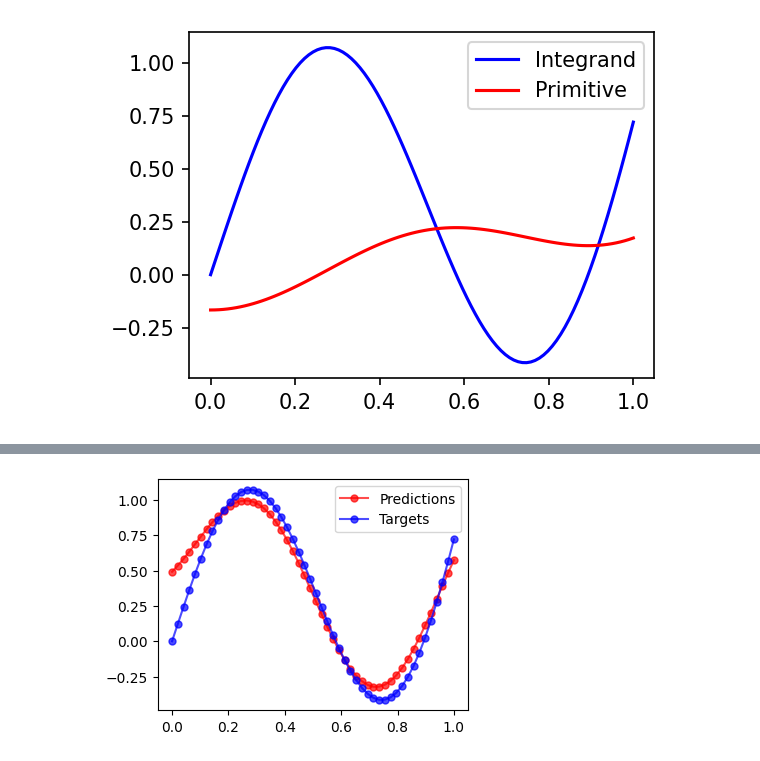
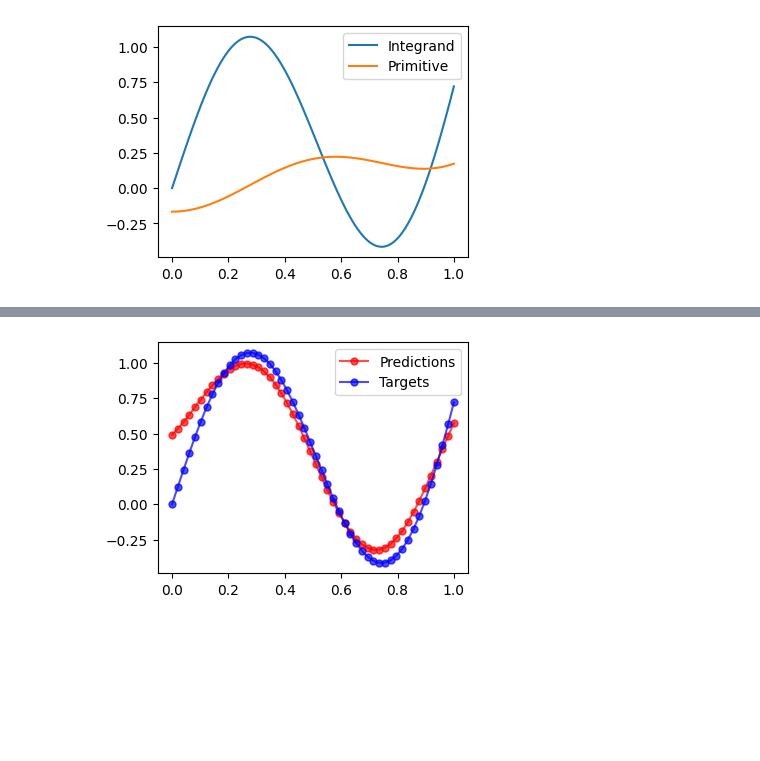
Before and after one commit to qiboteam/qiboml, a Jupyter notebook: tutorials/differentiate_wrt_data.ipynb, the cells around one changed output, grey strips where cells are left out. Drawn from its saved outputs; the diff is of its cells as text; code cells hidden in the pictures; blank space fills up the shorter version.

```diff
--- a/tutorials/differentiate_wrt_data.ipynb
+++ b/tutorials/differentiate_wrt_data.ipynb
@@ -23,11 +23,11 @@ x = torch.linspace(0, 1, 100)
 g = integrand_function(x)
 I = integral_function(x)
 # %%
-plt.figure(figsize=(4, 3), dpi=150)
-plt.plot(x, g, label="Integrand", c="blue")
-plt.plot(x, I, label="Primitive", c="red")
+plt.figure(figsize=(4, 3))
+plt.plot(x, g, label="Integrand")
+plt.plot(x, I, label="Primitive")
 plt.legend()
 plt.show()
 # %% [output]
-[figure, old version]
+[figure, new version]
 # %%
```
Also changed, not shown: parts of 1 cell of this notebook, 1 other file.
